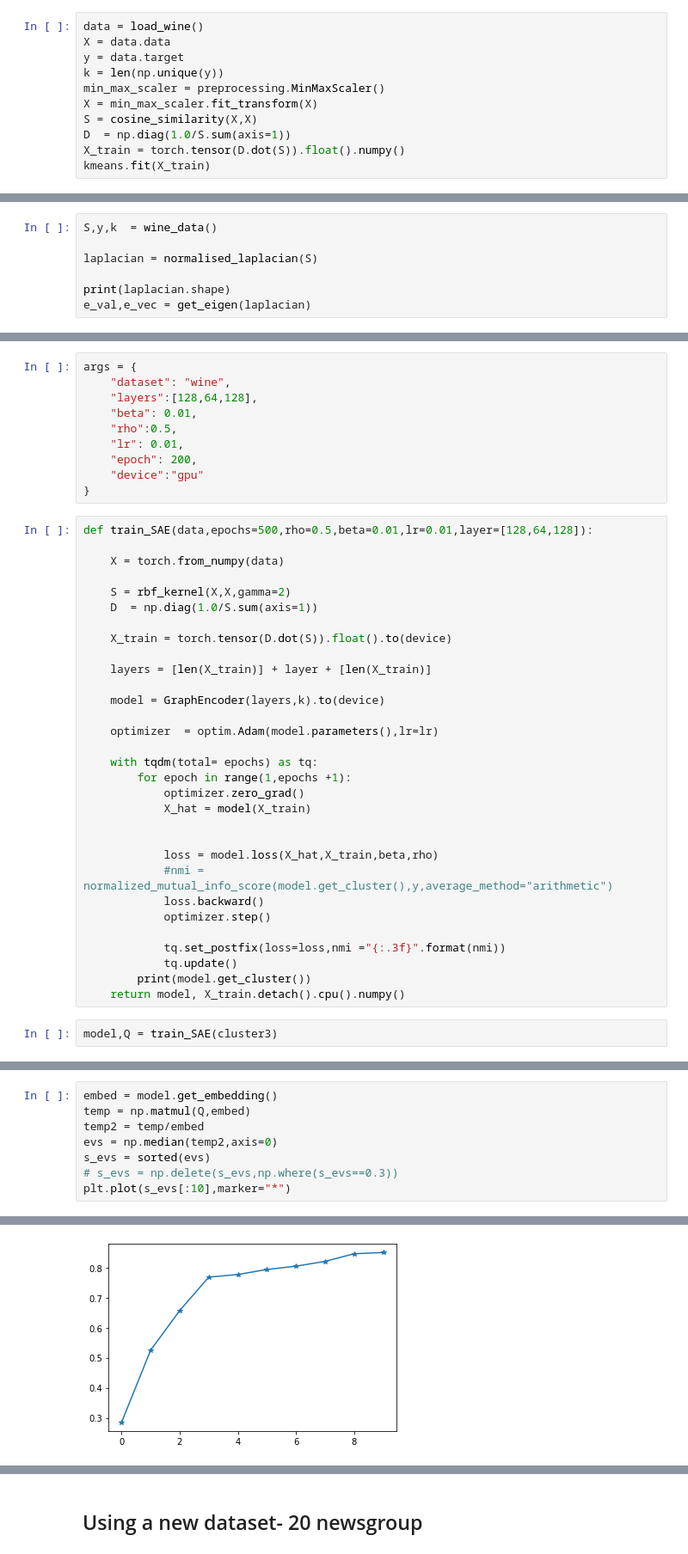
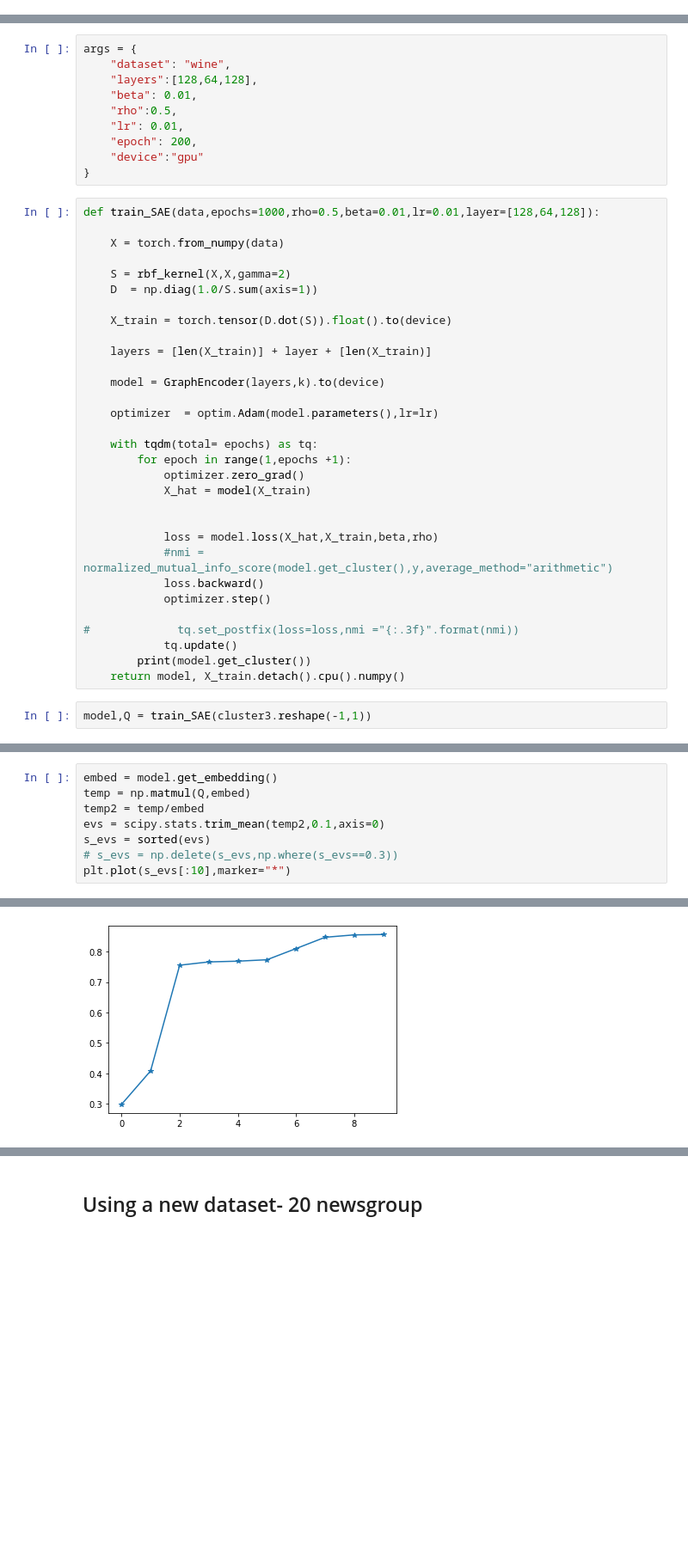
Before and after one commit to SusheendharVijay/ClusterEncoder, a Jupyter notebook: graphEncoder.ipynb, the cells around one changed output, grey strips where cells are left out. Shown: that part at 86% size. Cells and saved outputs as stored; diff of their text form; blank space fills up the shorter version.

```diff
--- a/graphEncoder.ipynb
+++ b/graphEncoder.ipynb
@@ -265,11 +333,0 @@ plt.plot(eigen_values,marker="*")
-# %%
-data = load_wine()
-X = data.data
-y = data.target
-k = len(np.unique(y))
-min_max_scaler = preprocessing.MinMaxScaler()
-X = min_max_scaler.fit_transform(X)
-S = cosine_similarity(X,X)
-D  = np.diag(1.0/S.sum(axis=1))
-X_train = torch.tensor(D.dot(S)).float().numpy()
-kmeans.fit(X_train)
@@ -333,7 +374,0 @@ def get_eigen(laplacian):
-# %%
-S,y,k  = wine_data()
-
-laplacian = normalised_laplacian(S)
-
-print(laplacian.shape)
-e_val,e_vec = get_eigen(laplacian)
@@ -419,7 +459,7 @@ args = {
     "device":"gpu"
 }
 # %%
-def train_SAE(data,epochs=500,rho=0.5,beta=0.01,lr=0.01,layer=[128,64,128]):
+def train_SAE(data,epochs=1000,rho=0.5,beta=0.01,lr=0.01,layer=[128,64,128]):
 
     X = torch.from_numpy(data)
 
@@ -445,10 +485,10 @@ def train_SAE(data,epochs=500,rho=0.5,beta=0.01,lr=0.01,layer=[128,64,128]):
             loss.backward()
             optimizer.step()
 
-            tq.set_postfix(loss=loss,nmi ="{:.3f}".format(nmi))
+#             tq.set_postfix(loss=loss,nmi ="{:.3f}".format(nmi))
             tq.update()
         print(model.get_cluster())
     return model, X_train.detach().cpu().numpy()
 # %%
-model,Q = train_SAE(cluster3)
+model,Q = train_SAE(cluster3.reshape(-1,1))
 # %% [output]
@@ -464,11 +504,11 @@ model,Q = train_SAE(cluster3)
 # %%
 embed = model.get_embedding()
 temp = np.matmul(Q,embed)
 temp2 = temp/embed
-evs = np.median(temp2,axis=0)
+evs = scipy.stats.trim_mean(temp2,0.1,axis=0)
 s_evs = sorted(evs)
 # s_evs = np.delete(s_evs,np.where(s_evs==0.3))
 plt.plot(s_evs[:10],marker="*")
 # %% [output]
 [<matplotlib.lines.Line2D at 0x...>]
-[figure, old version]
+[figure, new version]
```
Also changed, not shown: parts of 37 cells of this notebook, 3 other files.
